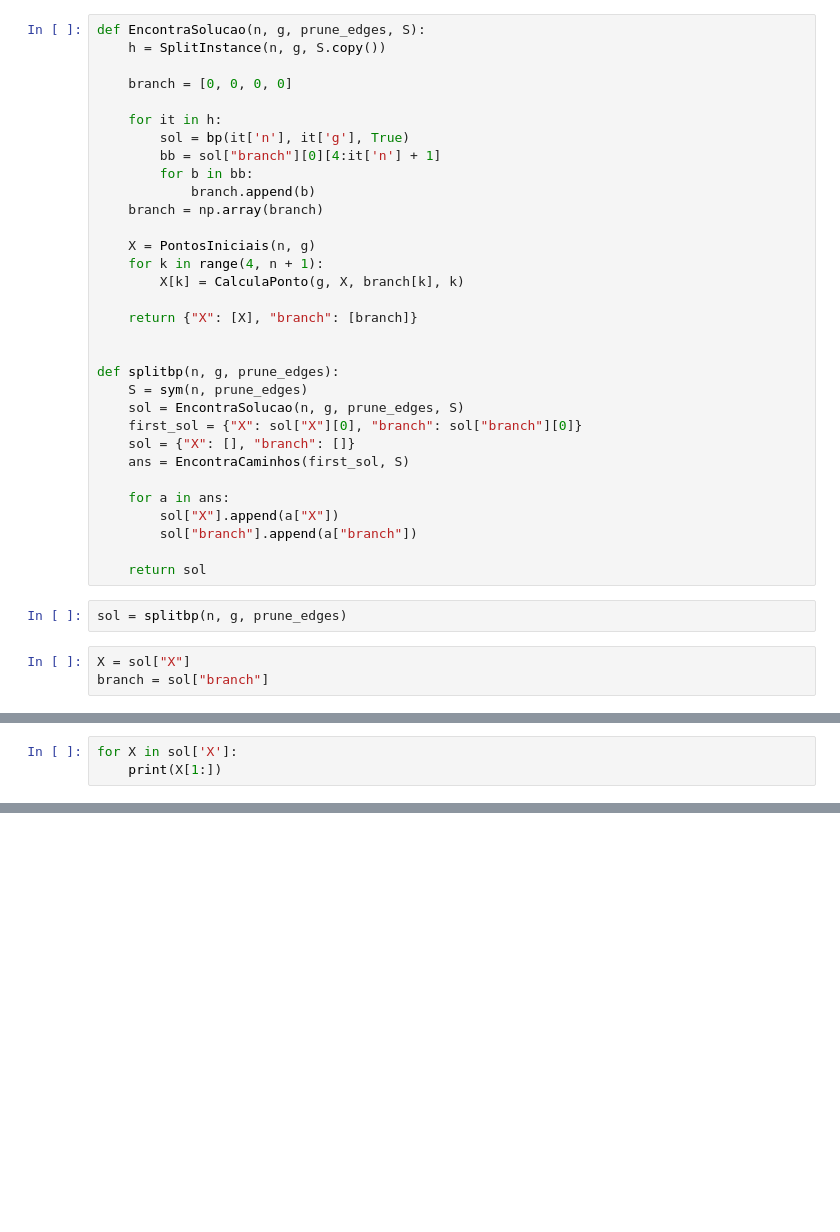
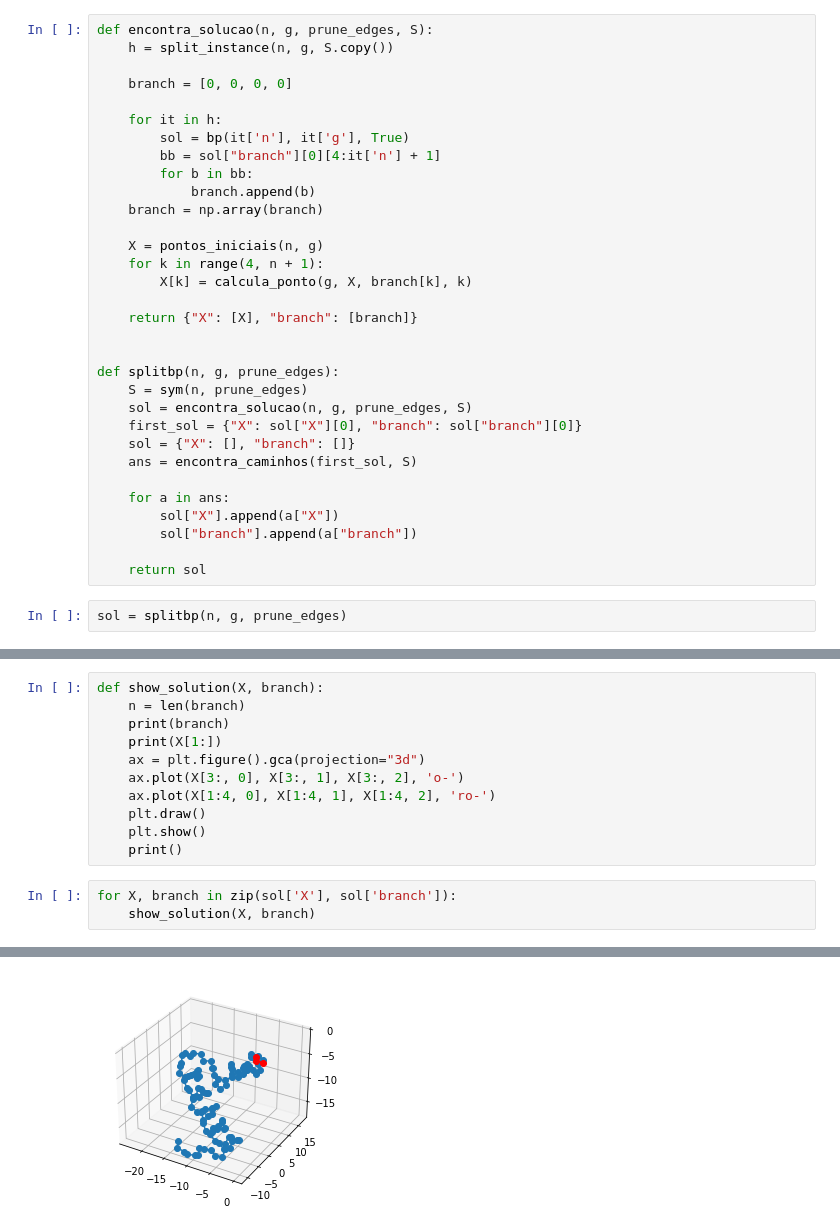
Before and after one commit to andresroliveira/Algorithms, a Jupyter notebook: MolecularDistanceGeometry.ipynb, the cells around one changed output, grey strips where cells are left out. Cells and saved outputs as stored; diff of their text form; blank space fills up the shorter version.

```diff
--- a/MolecularDistanceGeometry.ipynb
+++ b/MolecularDistanceGeometry.ipynb
@@ -327,8 +324,8 @@ def SplitInstance(n, g, S):
 
     return h
 # %%
-def EncontraSolucao(n, g, prune_edges, S):
-    h = SplitInstance(n, g, S.copy())
+def encontra_solucao(n, g, prune_edges, S):
+    h = split_instance(n, g, S.copy())
 
     branch = [0, 0, 0, 0]
 
@@ -339,19 +336,19 @@ def EncontraSolucao(n, g, prune_edges, S):
             branch.append(b)
     branch = np.array(branch)
 
-    X = PontosIniciais(n, g)
+    X = pontos_iniciais(n, g)
     for k in range(4, n + 1):
-        X[k] = CalculaPonto(g, X, branch[k], k)
+        X[k] = calcula_ponto(g, X, branch[k], k)
 
     return {"X": [X], "branch": [branch]}
 
 
 def splitbp(n, g, prune_edges):
     S = sym(n, prune_edges)
-    sol = EncontraSolucao(n, g, prune_edges, S)
+    sol = encontra_solucao(n, g, prune_edges, S)
     first_sol = {"X": sol["X"][0], "branch": sol["branch"][0]}
     sol = {"X": [], "branch": []}
-    ans = EncontraCaminhos(first_sol, S)
+    ans = encontra_caminhos(first_sol, S)
 
     for a in ans:
         sol["X"].append(a["X"])
@@ -360,6 +357,3 @@ def splitbp(n, g, prune_edges):
     return sol
 # %%
 sol = splitbp(n, g, prune_edges)
-# %%
-X = sol["X"]
-branch = sol["branch"]
@@ -373,3 +359,0 @@ branch
-# %%
-for X in sol['X']:
-    print(X[1:])
@@ -393,0 +362,15 @@ for X in sol['X']:
+# %%
+def show_solution(X, branch):
+    n = len(branch)
+    print(branch)
+    print(X[1:])
+    ax = plt.figure().gca(projection="3d")
+    ax.plot(X[3:, 0], X[3:, 1], X[3:, 2], 'o-')
+    ax.plot(X[1:4, 0], X[1:4, 1], X[1:4, 2], 'ro-')
+    plt.draw()
+    plt.show()
+    print()
+# %%
+for X, branch in zip(sol['X'], sol['branch']):
+    show_solution(X, branch)
+# %% [output]
@@ -393,0 +394 @@ for X in sol['X']:
+[figure, added]
```
Also changed, not shown: parts of 19 cells of this notebook.
